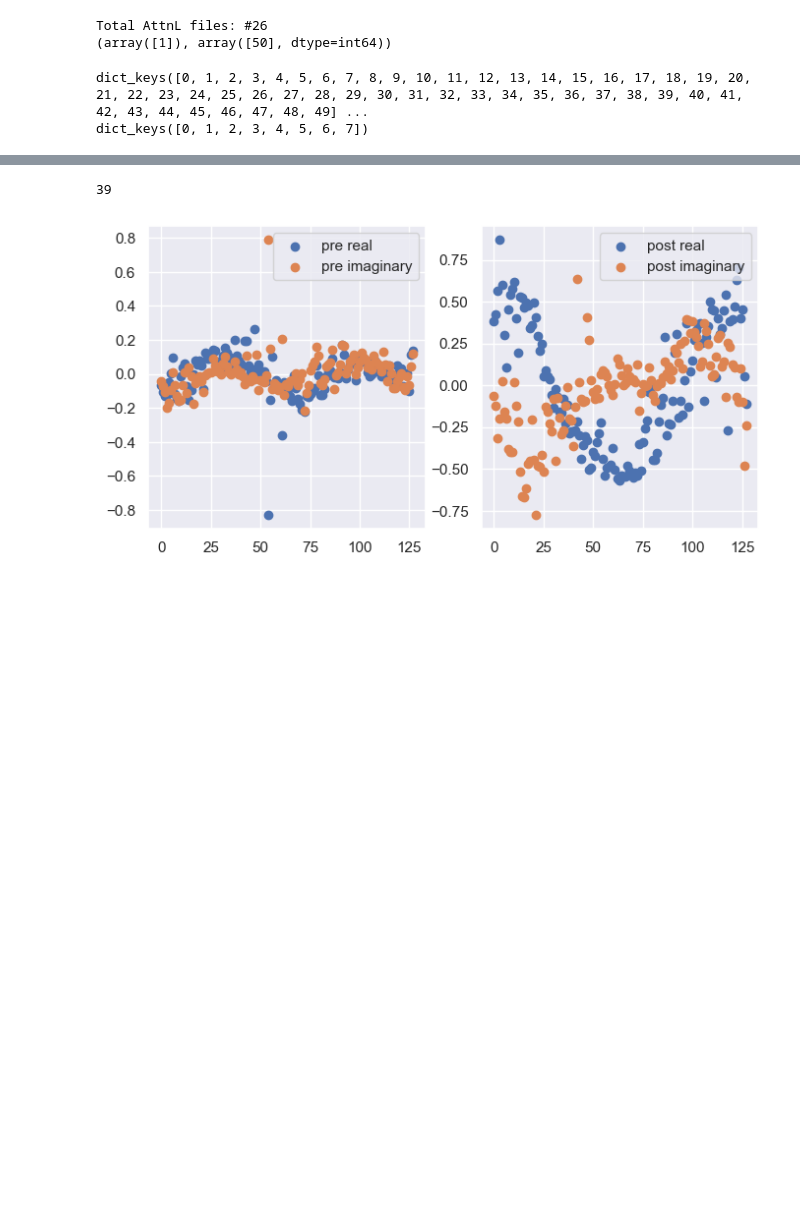
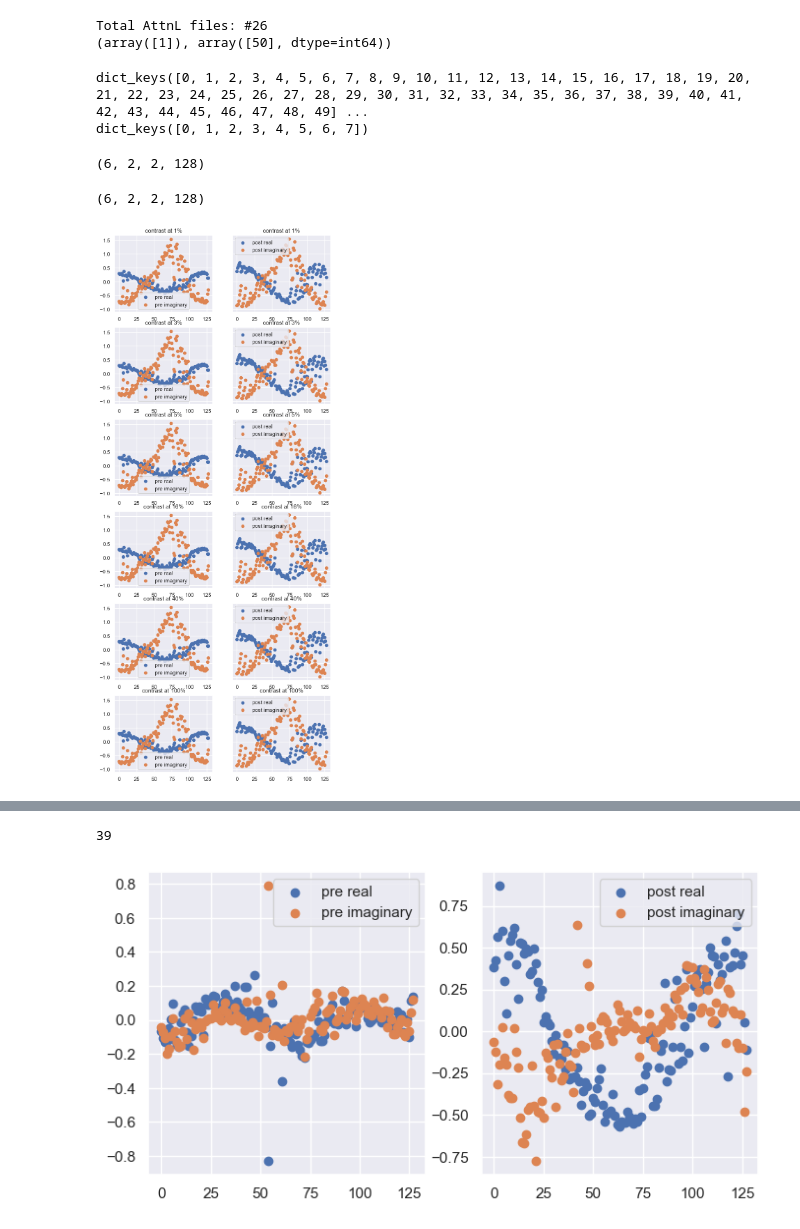
Before and after one commit to PatriciaNL/LTP_analysis, a Jupyter notebook: PythonScripts/ProcessingPipeline/ssrp_ImportProcessedData.ipynb, the cells around one changed output, grey strips where cells are left out. Saved outputs shown, nothing was run; the diff lists cells and outputs as text; code cells hidden in the pictures; blank space fills up the shorter version.

Commit message:
function to get reals and imaginary data per contrast, subject and hemifield

```diff
--- a/PythonScripts/ProcessingPipeline/ssrp_ImportProcessedData.ipynb
+++ b/PythonScripts/ProcessingPipeline/ssrp_ImportProcessedData.ipynb
@@ -123,0 +152,13 @@ dict_keys([0, 1, 2, 3, 4, 5, 6, 7])
+# %%
+test = GetReal_Imaginary_Data(RealImaginary,sIn = 0, harmonicInd = 0)
+print(test.shape)
+fig,axs = plt.subplots(6,2,figsize = (8,20),sharey = True)
+for c in range(NumBins):
+    for ppsi in range(2): # pre post set index
+        for re_im in range(2):
+            pltData = test[c,ppsi,re_im]
+            axs[c,ppsi].scatter(chan_arr,pltData, label = f'{coStatus[ppsi]} {riStatus[re_im]}')
+            axs[c,ppsi].legend()
+            axs[c,ppsi].set_title(f'contrast at {cll[c]}')
+# %% [output]
+(6, 2, 2, 128)
@@ -123,0 +198,17 @@ dict_keys([0, 1, 2, 3, 4, 5, 6, 7])
+# %%
+print(ComplexValuesPerBin.shape)
+
+fig,axs = plt.subplots(6,2,figsize = (8,20),sharey = True)
+coStatus = ['pre', 'post']
+riStatus = ['real', 'imaginary']
+
+for c in range(NumBins):
+    for ppsi in range(2): # pre post set index
+            for re_im in range(2):
+                    pltData = ComplexValuesPerBin[c,ppsi,re_im]
+                    axs[c,ppsi].scatter(chan_arr,complexVals[ppsi,re_im,:], label = f'{coStatus[ppsi]} {riStatus[re_im]}')
+                    axs[c,ppsi].legend()
+                    axs[c,ppsi].set_title(f'contrast at {cll[c]}')
+# %% [output]
+(6, 2, 2, 128)
+[figure, added]
```
Also changed, not shown: parts of 3 cells of this notebook.
